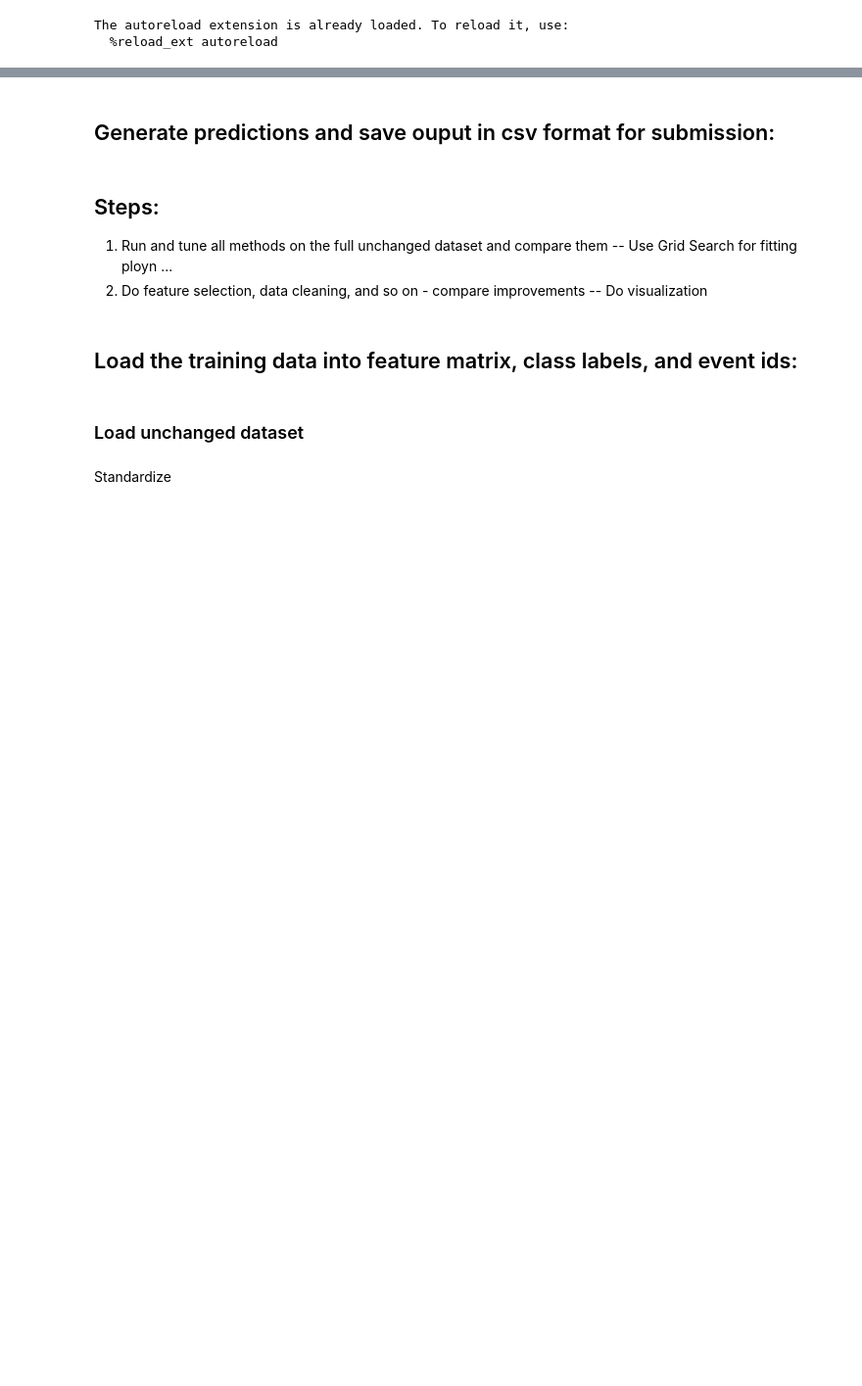
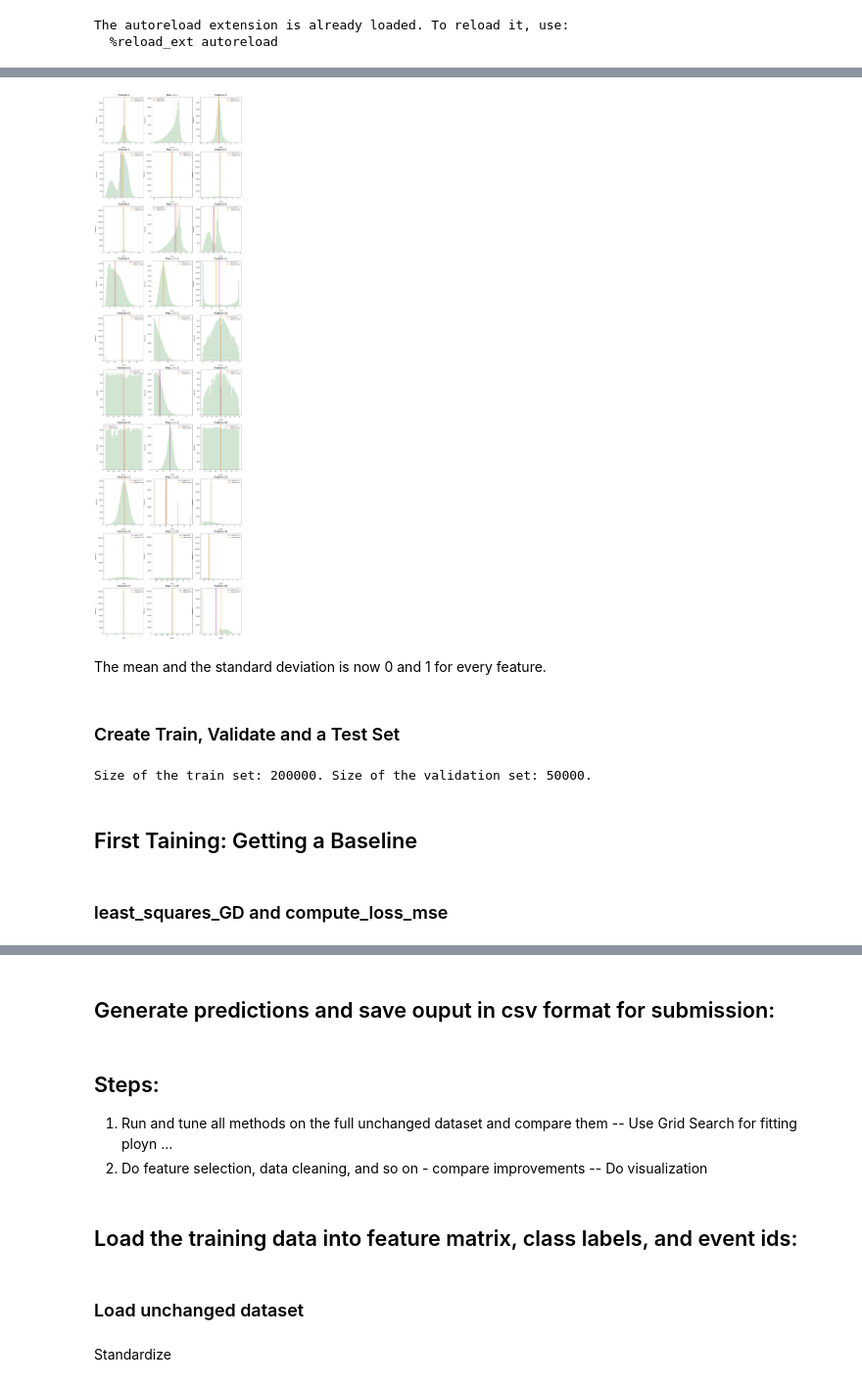
Before and after one commit to CS-433/ml-project-1-mgo, a Jupyter notebook: project1/scripts/project1.ipynb, the cells around one changed output, grey strips where cells are left out. Shown at 98% size. Drawn from its saved outputs; the diff is of its cells as text; code cells hidden in the pictures; blank space fills up the shorter version.

```diff
--- a/project1/scripts/project1.ipynb
+++ b/project1/scripts/project1.ipynb
@@ -11,0 +134,3 @@ The autoreload extension is already loaded. To reload it, use:
+# %%
+tX, mean_X_train, std_X_train = standardize(tX)
+tX_test, mean_X_test, std_X_test = standardize(tX_test, mean_X_train, std_X_train)
@@ -11,0 +143,31 @@ The autoreload extension is already loaded. To reload it, use:
+# %%
+fig = plt.figure()
+number_features = tX.shape[1]
+for i in range(0, number_features):
+    ax = fig.add_subplot(10, 3, i+1)
+    plt.xlabel("values", labelpad=15)
+    plt.ylabel("frequency", labelpad=15)
+    mean = round(np.nanmean(tX[:, i], axis=0), 2)
+    median = round(np.nanmedian(tX[:, i], axis=0), 2)
+    plt.title("Feature {}".format(i), fontsize=20, y=1.012)
+    ax = sns.distplot(tX[:, i], kde=False, color='darkseagreen')
+    plt.axvline(x=mean, linestyle='--', linewidth=2.5, label='{0} at {1}'.format("mean", mean), c='darkmagenta')
+    plt.axvline(x=median, linestyle='--', linewidth=2.5, label='{0} at {1}'.format("median", median), c='darkorange')
+    plt.legend()
+fig.set_size_inches(20, 80)
+# %% [output]
+[figure, added]
+# %% [markdown]
+The mean and the standard deviation is now 0 and 1 for every feature.
+# %% [markdown]
+### Create Train, Validate and a Test Set
+# %%
+# from train take 20% as a validation set and 20% as a test set
+tX_train, tX_val, y_train, y_val = split_data(tX, y, ratio=0.8, seed=1)
+print("Size of the train set: {}. Size of the validation set: {}.".format(tX_train.shape[0], tX_val.shape[0]))
+# %% [output]
+Size of the train set: 200000. Size of the validation set: 50000.
+# %% [markdown]
+## First Taining: Getting a Baseline
+# %% [markdown]
+### least_squares_GD and compute_loss_mse
```
Also changed, not shown: parts of 38 cells of this notebook, 1 other file.
